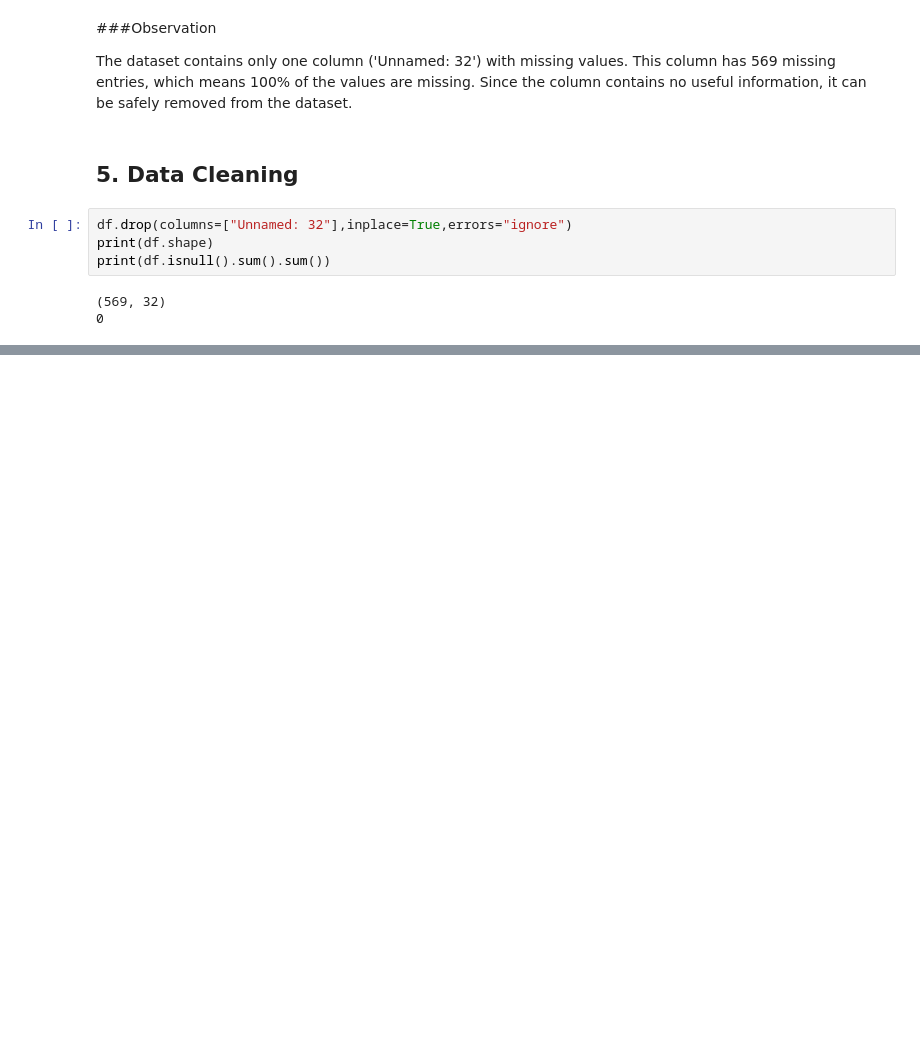
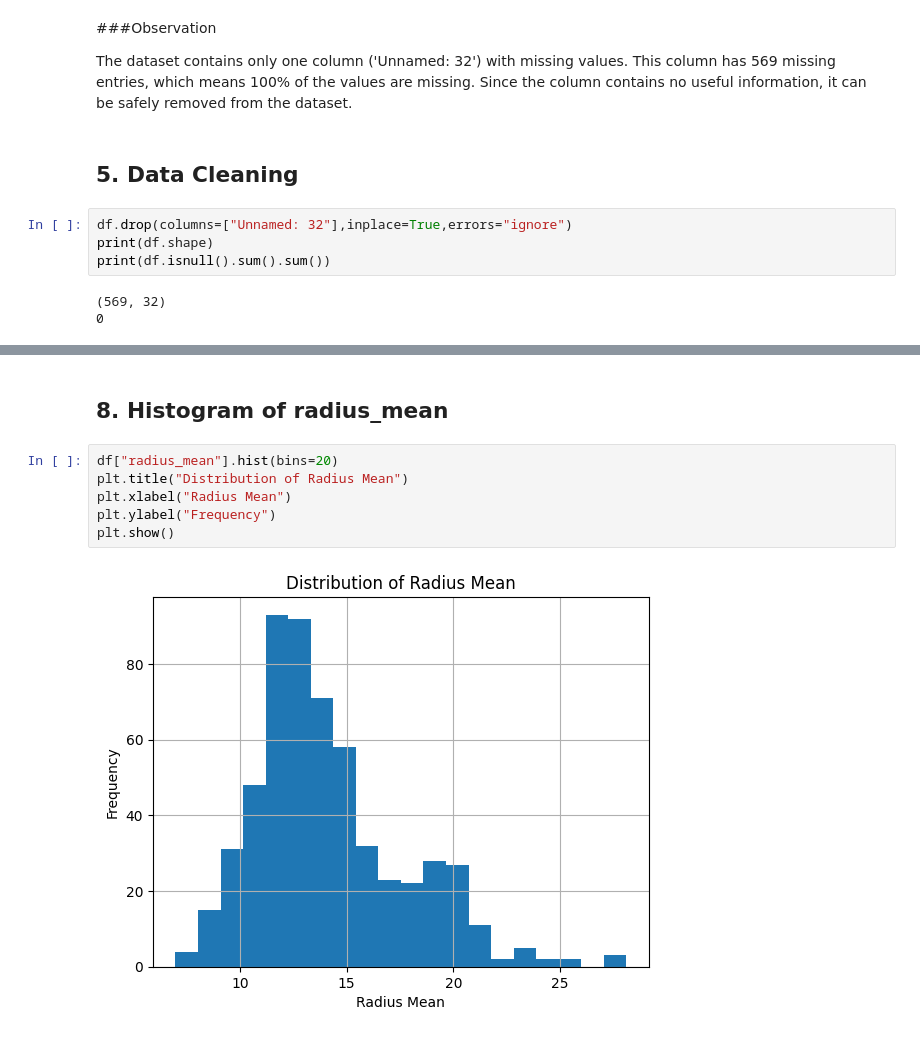
Before and after one commit to kashisharora2025a-commits/EDA-project-25bce2010, a Jupyter notebook: Breast_Cancer_EDA.ipynb, the cells around one changed output, grey strips where cells are left out. Cells and saved outputs as stored; diff of their text form; blank space fills up the shorter version.

```diff
--- a/Breast_Cancer_EDA.ipynb
+++ b/Breast_Cancer_EDA.ipynb
@@ -100,0 +118,10 @@ print(df.isnull().sum().sum())
+# %% [markdown]
+## 8. Histogram of radius_mean
+# %%
+df["radius_mean"].hist(bins=20)
+plt.title("Distribution of Radius Mean")
+plt.xlabel("Radius Mean")
+plt.ylabel("Frequency")
+plt.show()
+# %% [output]
+[figure, added]
```
Also changed, not shown: parts of 21 cells of this notebook.
